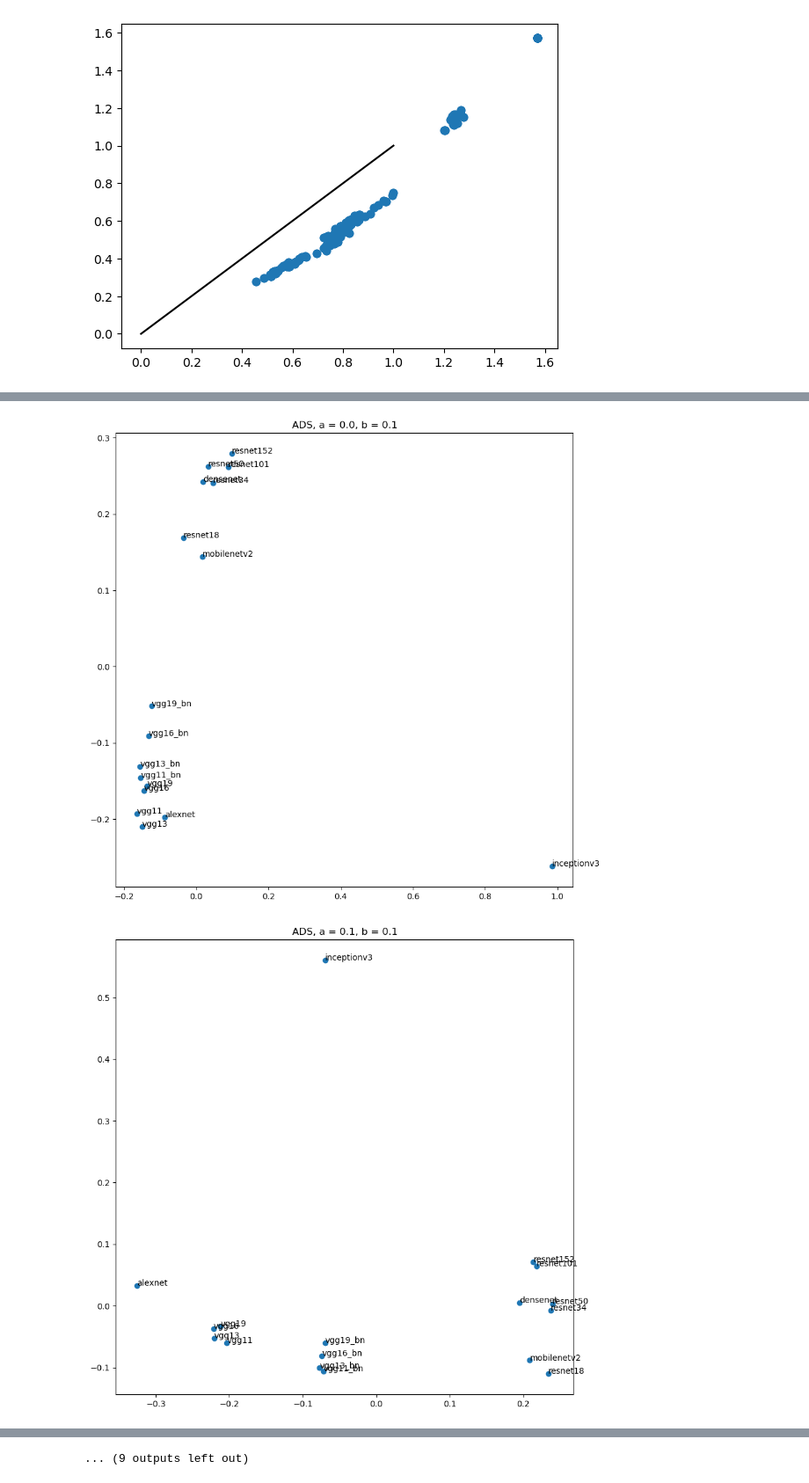
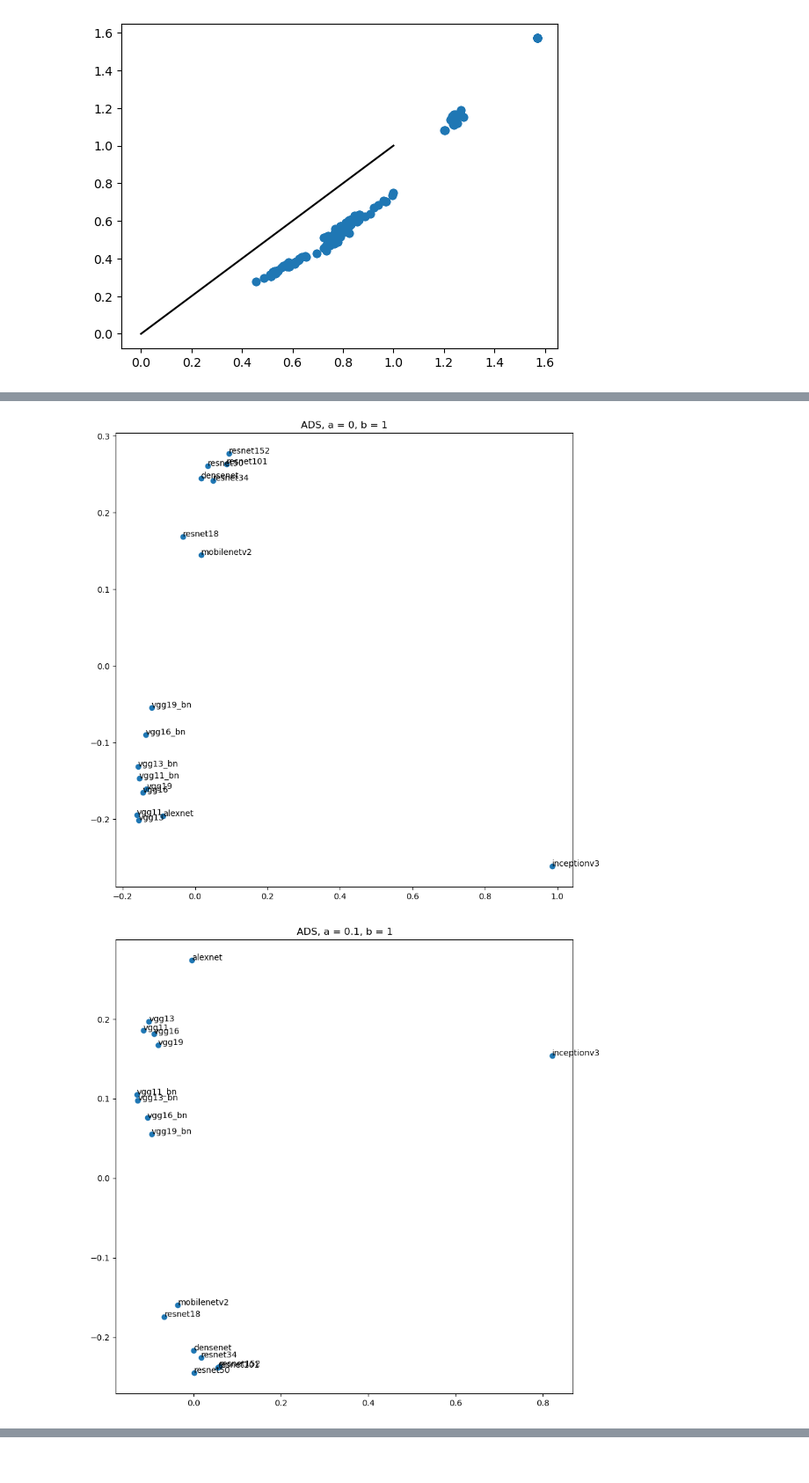
Before and after one commit to SarahHarvey/decoding-similarity, a Jupyter notebook: compare-many-networks-decoding-similarity.ipynb, the cells around one changed output, grey strips where cells are left out. Shown at 88% size. Drawn from its saved outputs; the diff is of its cells as text; code cells hidden in the pictures.

Commit message:
added metric parameter scanning

```diff
--- a/compare-many-networks-decoding-similarity.ipynb
+++ b/compare-many-networks-decoding-similarity.ipynb
@@ -208,7 +182,7 @@ plt.imshow(Cz)
 # %%
 # Lood at a particular distance metric
 ind = 0
-dists_ds = np.arccos(DSscores_scan_a[ind])
+dists_ds = np.arccos(DSscores_scan[ind])
 plt.imshow(dists_ds)
 # %% [output]
 <matplotlib.image.AxesImage at 0x...>
@@ -296,0 +309,6 @@ plt.plot([0,1],[0,1],c='black')
+# %%
+# Bures/shape distance
+
+embedding = MDS(n_components=50, metric= True, eps = 0.0001, normalized_stress='auto', dissimilarity='precomputed')
+Z = embedding.fit_transform(np.abs(np.real(bures_dist)))
+embedding.stress_
@@ -296,0 +317,4 @@ plt.plot([0,1],[0,1],c='black')
+# %%
+pca = PCA(n_components=2)
+pcs1 = pca.fit_transform(Z)
+np.sum(pca.explained_variance_ratio_)
@@ -296,0 +323,15 @@ plt.plot([0,1],[0,1],c='black')
+# %%
+fig = plt.figure(figsize= (10,10))
+ax = fig.add_subplot(1,1,1)
+
+ax.scatter(pcs1[:,0], pcs1[:,1])
+
+for i, txt in enumerate(model_names):
+    ax.text(pcs1[i,0], pcs1[i,1],txt)
+
+# for i, txt in enumerate(model_neurons):
+#     ax.text(pcs1[i,0], pcs1[i,1]-20,txt)
+
+plt.title('Bures distance')
+
+# TO DO: make color related to number of neurons
@@ -297,31 +343,31 @@ plt.plot([0,1],[0,1],c='black')
 # %%
-dists_ds_all = np.arccos(DSscores_scan_a)
+dists_ds_all = np.arccos(DSscores_scan)
 
-for j in range(len(DSscores_scan_a)):
+for j in range(len(DSscores_scan)):
 
     dists_ds = dists_ds_all[j]
 
     embedding = MDS(n_components=15, metric= True, eps = 0.00001, normalized_stress='auto', dissimilarity='precomputed')
     Z = embedding.fit_transform(np.abs(np.real(dists_ds)))
     # embedding.stress_
 
     pca = PCA(n_components=2)
     pcs1 = pca.fit_transform(Z)
     # np.sum(pca.explained_variance_ratio_)
 
     fig = plt.figure(figsize= (10,10))
     ax = fig.add_subplot(1,1,1)
 
     ax.scatter(pcs1[:,0], pcs1[:,1])
 
     for i, txt in enumerate(model_names):
         ax.text(pcs1[i,0], pcs1[i,1],txt)
 
-    plt.title('ADS, a = ' + str(np.round(range_a[j],2))+ ", b = 0.1")
-    plt.savefig('DSscores_scan_a_'+str(np.round(range_a[j],2))+'.pdf', transparent=None, dpi='figure', format=None,
-        metadata=None, bbox_inches=None, pad_inches=0.1,
-        facecolor='auto', edgecolor='auto')
+    plt.title('ADS, a = ' + str(np.round(range_a[j],2)) +  ', b = 1')
+    # plt.savefig('DSscores_scan_b_'+str(np.round(range_b[j],2))+'.pdf', transparent=None, dpi='figure', format=None,
+    #     metadata=None, bbox_inches=None, pad_inches=0.1,
+    #     facecolor='auto', edgecolor='auto')
     plt.show()
 # %% [output]
-[figure, old version]
+[figure, new version]
-[figure, old version]
+[figure, new version]
@@ -338 +374,0 @@ for j in range(len(DSscores_scan_a)):
-... (9 outputs left out)
```
Also changed, not shown: parts of 17 cells of this notebook, 3 other files.
